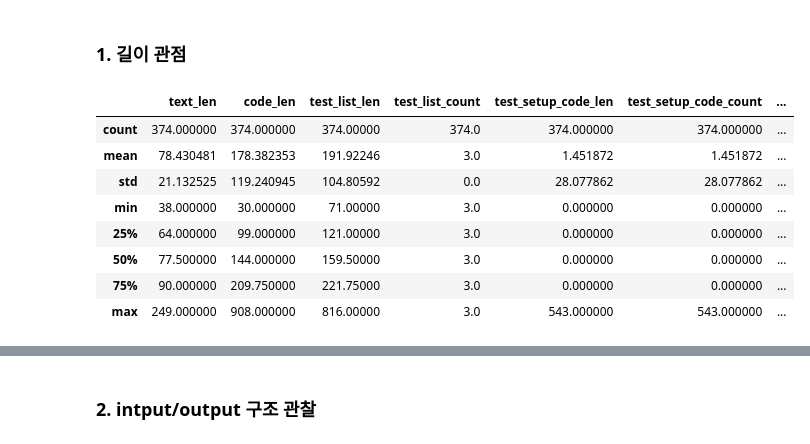
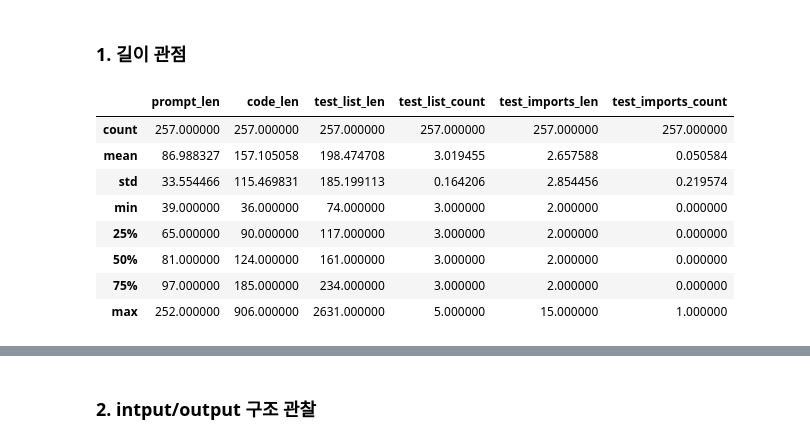
Before and after one commit to dibk100/project_IR_focus_sLM_orchestration, a Jupyter notebook: analysis/dataset_eda/02_mbpp_eda.ipynb, the cells around one changed output, grey strips where cells are left out. Saved outputs shown, nothing was run; the diff lists cells and outputs as text; code cells hidden in the pictures.

Commit message:
Replace MBPP with MBPP-Sanitized

```diff
--- a/analysis/dataset_eda/02_mbpp_eda.ipynb
+++ b/analysis/dataset_eda/02_mbpp_eda.ipynb
@@ -25,7 +27,7 @@ from pathlib import Path
 import json
 import pandas as pd
 
-DATA_PATH = Path("../../datasets/mbpp/raw/mbpp.jsonl")
+DATA_PATH = Path("../../datasets/mbpp_sanitized/raw/mbpp_sanitized.jsonl")
 
 rows = []
 with open(DATA_PATH, "r", encoding="utf-8") as f:
@@ -133,36 +135,33 @@ MBPP는 '코드를 생성하는 문제'가 아니라 자연어로 입력했을
 # %%
 # text_len : 모델에 들어가는 길이
 # code_len : 모델이 출력하는 길이 관점 추정
 # test_list_len : 평가 복잡도? 검증 조건의 길이
 
 # 길이 (문자 기준)
-for col in ["text", "code", "test_list", "test_setup_code", "challenge_test_list"]:
+for col in ["prompt", "code", "test_list", "test_imports", ]:
     df[f"{col}_len"] = df[col].astype(str).str.len()
 
 # 개수 (리스트 기준)
 df["test_list_count"] = df["test_list"].apply(len)
-df["test_setup_code_count"] = df["test_setup_code"].apply(len)
-df["challenge_test_count"] = df["challenge_test_list"].apply(len)
+df["test_imports_count"] = df["test_imports"].apply(len)
 
 # 확인
 df[[
-    "text_len",
+    "prompt_len",
     "code_len",
     "test_list_len",
     "test_list_count",
-    'test_setup_code_len',
-    'test_setup_code_count',
-    'challenge_test_list_len',
-    "challenge_test_count"
+    'test_imports_len',
+    'test_imports_count',
 ]].describe()
 # %% [output]
-|  | text_len | code_len | test_list_len | test_list_count | test_setup_code_len | test_setup_code_count | ... |
-| count | 374.000000 | 374.000000 | 374.00000 | 374.0 | 374.000000 | 374.000000 | ... |
-| mean | 78.430481 | 178.382353 | 191.92246 | 3.0 | 1.451872 | 1.451872 | ... |
-| std | 21.132525 | 119.240945 | 104.80592 | 0.0 | 28.077862 | 28.077862 | ... |
-| min | 38.000000 | 30.000000 | 71.00000 | 3.0 | 0.000000 | 0.000000 | ... |
-| 25% | 64.000000 | 99.000000 | 121.00000 | 3.0 | 0.000000 | 0.000000 | ... |
-| 50% | 77.500000 | 144.000000 | 159.50000 | 3.0 | 0.000000 | 0.000000 | ... |
-| 75% | 90.000000 | 209.750000 | 221.75000 | 3.0 | 0.000000 | 0.000000 | ... |
-| max | 249.000000 | 908.000000 | 816.00000 | 3.0 | 543.000000 | 543.000000 | ... |
+|  | prompt_len | code_len | test_list_len | test_list_count | test_imports_len | test_imports_count |
+| count | 257.000000 | 257.000000 | 257.000000 | 257.000000 | 257.000000 | 257.000000 |
+| mean | 86.988327 | 157.105058 | 198.474708 | 3.019455 | 2.657588 | 0.050584 |
+| std | 33.554466 | 115.469831 | 185.199113 | 0.164206 | 2.854456 | 0.219574 |
+| min | 39.000000 | 36.000000 | 74.000000 | 3.000000 | 2.000000 | 0.000000 |
+| 25% | 65.000000 | 90.000000 | 117.000000 | 3.000000 | 2.000000 | 0.000000 |
+| 50% | 81.000000 | 124.000000 | 161.000000 | 3.000000 | 2.000000 | 0.000000 |
+| 75% | 97.000000 | 185.000000 | 234.000000 | 3.000000 | 2.000000 | 0.000000 |
+| max | 252.000000 | 906.000000 | 2631.000000 | 5.000000 | 15.000000 | 1.000000 |
 # %%
```
Also changed, not shown: parts of 8 cells of this notebook, 12 other files.
